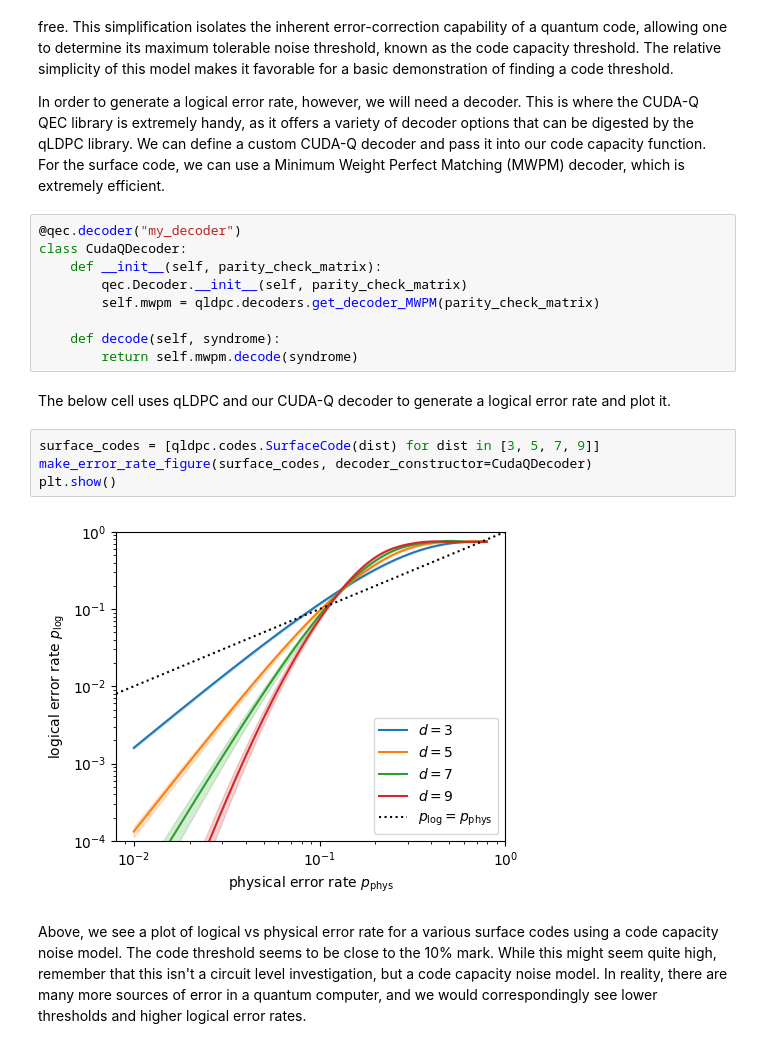
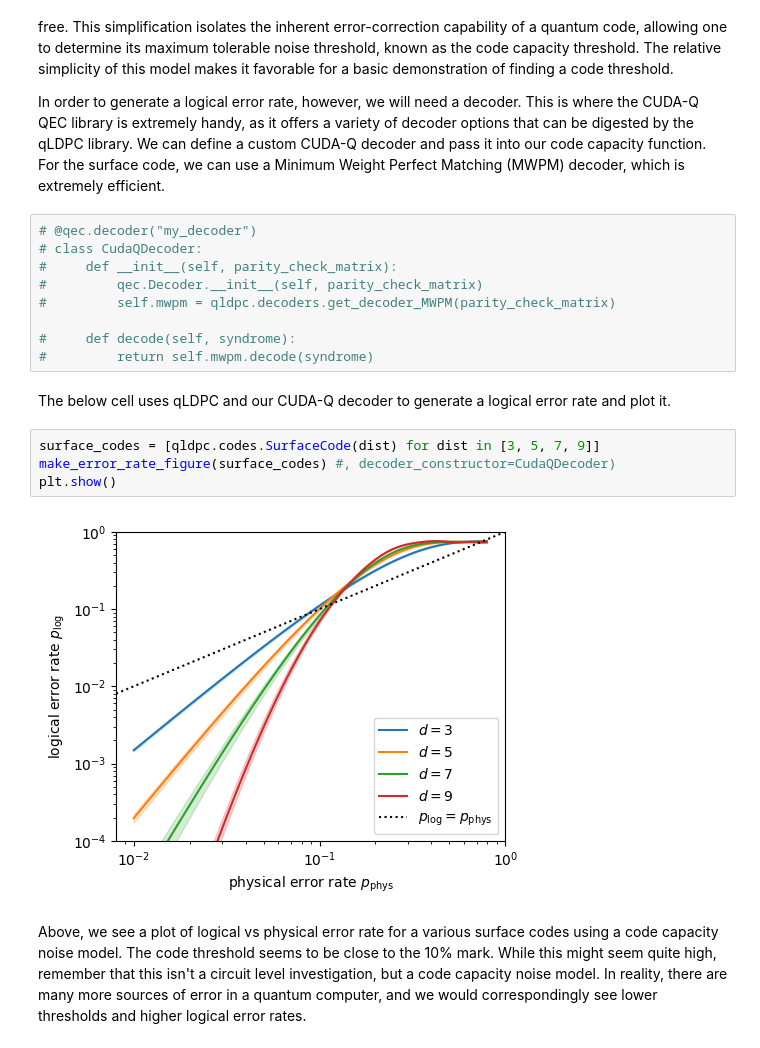
Before and after one commit to Infleqtion/qLDPC, a Jupyter notebook: examples/cudaq_integration.ipynb, the cells around one changed output. Drawn from its saved outputs; the diff is of its cells as text.

```diff
--- a/examples/cudaq_integration.ipynb
+++ b/examples/cudaq_integration.ipynb
@@ -68,22 +68,22 @@ Using the qLDPC library, we can instantiate surface codes of various distances a
 
 In order to generate a logical error rate, however, we will need a decoder. This is where the CUDA-Q QEC library is extremely handy, as it offers a variety of decoder options that can be digested by the qLDPC library. We can define a custom CUDA-Q decoder and pass it into our code capacity function. For the surface code, we can use a Minimum Weight Perfect Matching (MWPM) decoder, which is extremely efficient.
 # %%
-@qec.decoder("my_decoder")
-class CudaQDecoder:
-    def __init__(self, parity_check_matrix):
-        qec.Decoder.__init__(self, parity_check_matrix)
-        self.mwpm = qldpc.decoders.get_decoder_MWPM(parity_check_matrix)
+# @qec.decoder("my_decoder")
+# class CudaQDecoder:
+#     def __init__(self, parity_check_matrix):
+#         qec.Decoder.__init__(self, parity_check_matrix)
+#         self.mwpm = qldpc.decoders.get_decoder_MWPM(parity_check_matrix)
 
-    def decode(self, syndrome):
-        return self.mwpm.decode(syndrome)
+#     def decode(self, syndrome):
+#         return self.mwpm.decode(syndrome)
 # %% [markdown]
 The below cell uses qLDPC and our CUDA-Q decoder to generate a logical error rate and plot it.
 # %%
 surface_codes = [qldpc.codes.SurfaceCode(dist) for dist in [3, 5, 7, 9]]
-make_error_rate_figure(surface_codes, decoder_constructor=CudaQDecoder)
+make_error_rate_figure(surface_codes) #, decoder_constructor=CudaQDecoder)
 plt.show()
 # %% [output]
-[figure, old version]
+[figure, new version]
 # %% [markdown]
 Above, we see a plot of logical vs physical error rate for a various surface codes using a code capacity noise model. The code threshold seems to be close to the 10% mark. While this might seem quite high, remember that this isn't a circuit level investigation, but a code capacity noise model. In reality, there are many more sources of error in a quantum computer, and we would correspondingly see lower thresholds and higher logical error rates.
 # %% [markdown]
```
Also changed, not shown: parts of 2 cells of this notebook.
